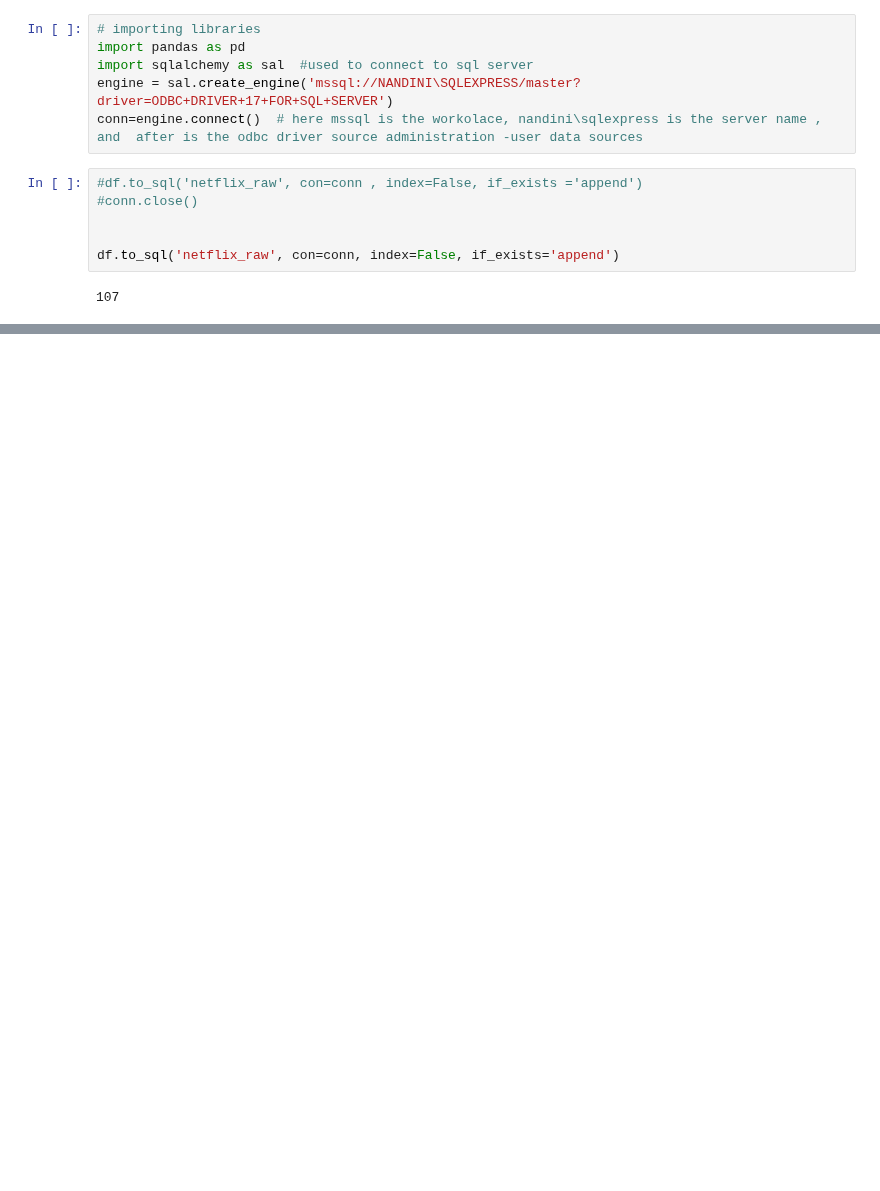
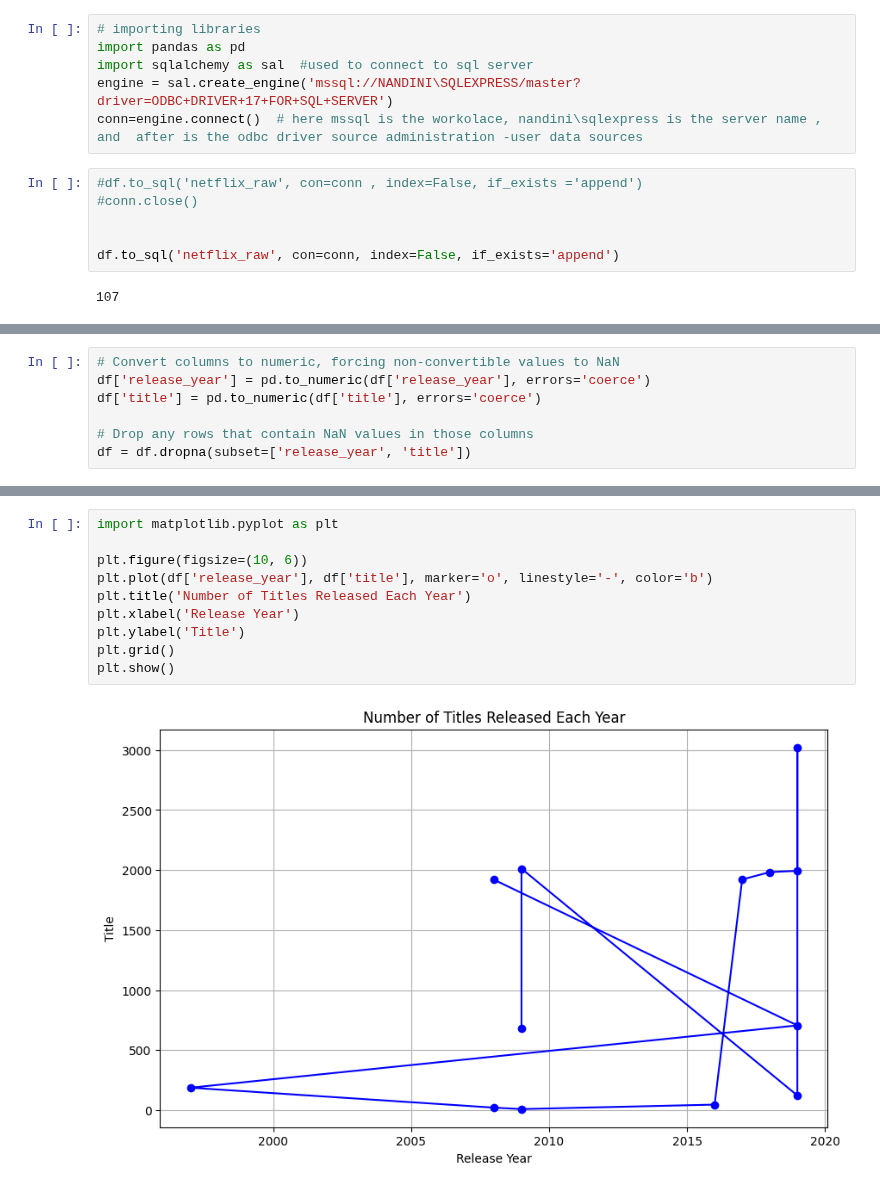
Before and after one commit to Nandini-1423/Python-Sql-netflix_data_analysis-, a Jupyter notebook: netflix_data_cleaning_analysis-main/data _connection & cleaning .ipynb, the cells around one changed output, grey strips where cells are left out. Drawn from its saved outputs; the diff is of its cells as text; blank space fills up the shorter version.

```diff
--- a/netflix_data_cleaning_analysis-main/data _connection & cleaning .ipynb
+++ b/netflix_data_cleaning_analysis-main/data _connection & cleaning .ipynb
@@ -67,0 +96,7 @@ dtype: int64
+# %%
+# Convert columns to numeric, forcing non-convertible values to NaN
+df['release_year'] = pd.to_numeric(df['release_year'], errors='coerce')
+df['title'] = pd.to_numeric(df['title'], errors='coerce')
+
+# Drop any rows that contain NaN values in those columns
+df = df.dropna(subset=['release_year', 'title'])
@@ -67,0 +119,12 @@ dtype: int64
+# %%
+import matplotlib.pyplot as plt
+
+plt.figure(figsize=(10, 6))
+plt.plot(df['release_year'], df['title'], marker='o', linestyle='-', color='b')
+plt.title('Number of Titles Released Each Year')
+plt.xlabel('Release Year')
+plt.ylabel('Title')
+plt.grid()
+plt.show()
+# %% [output]
+[figure, added]
```
Also changed, not shown: parts of 13 cells of this notebook.
